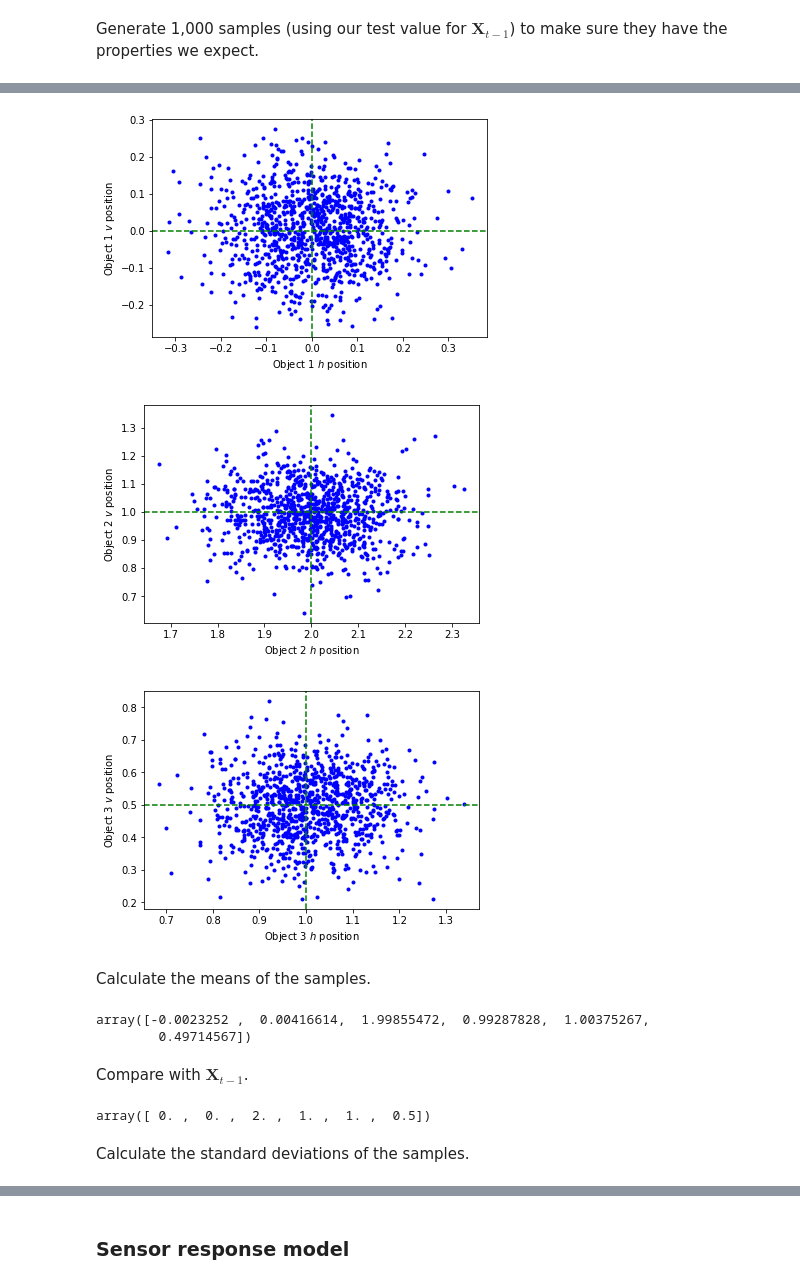
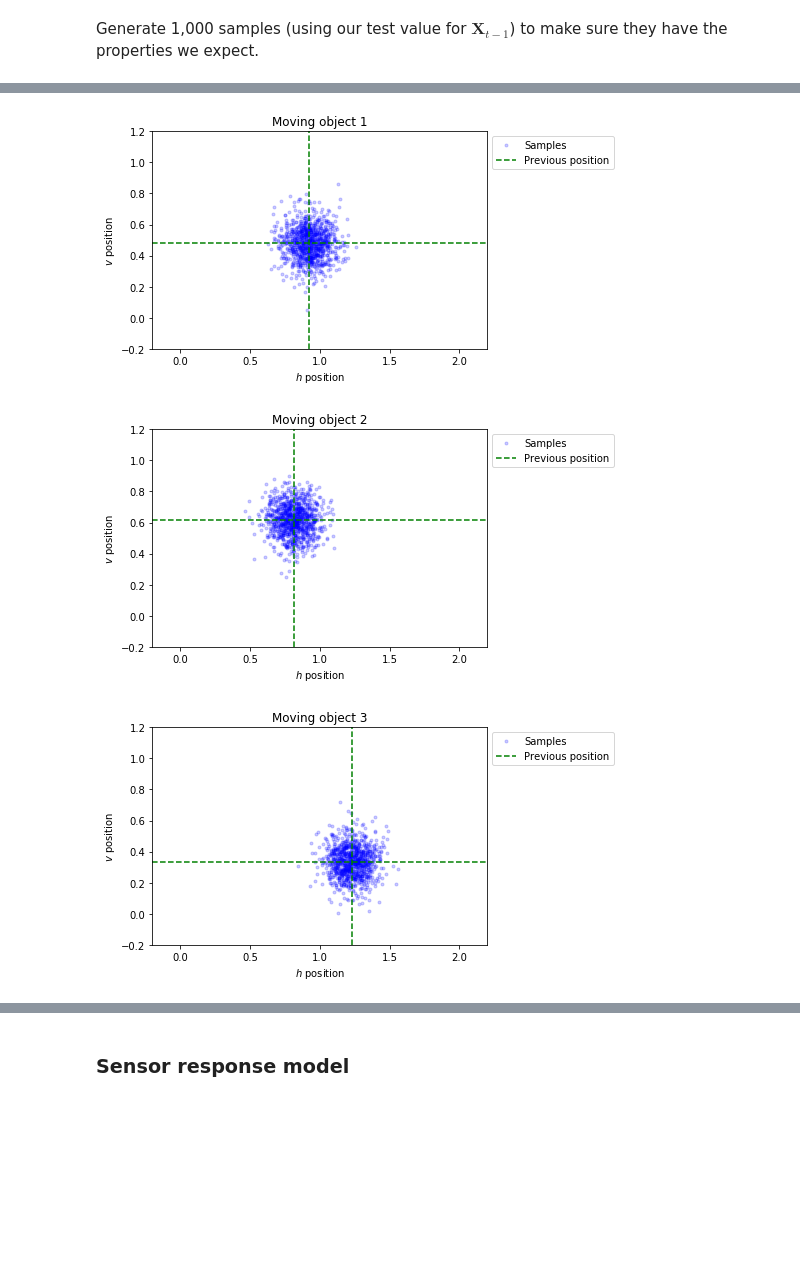
Before and after one commit to jbalma/smclocalize, a Jupyter notebook: bayes_filter_sim_continuous_multiple.ipynb, the cells around one changed output, grey strips where cells are left out. Drawn from its saved outputs; the diff is of its cells as text; code cells hidden in the pictures; blank space fills up the shorter version.

```diff
--- a/bayes_filter_sim_continuous_multiple.ipynb
+++ b/bayes_filter_sim_continuous_multiple.ipynb
@@ -212,4 +306,20 @@ x_bar_x_prev_covariance = np.diagflat(np.repeat(drift**2,num_objects*num_dimensi
-# %%
-def x_bar_x_prev_sample(x_prev):
-    return np.random.multivariate_normal(x_prev, x_bar_x_prev_covariance)
+# %%
+def x_bar_x_prev_sample(x_prev):
+    if num_moving_objects > 0:
+        moving_object_positions = np.random.multivariate_normal(x_prev[:num_moving_objects*2],
+                                                                np.diagflat(np.repeat(moving_object_drift**2,
+                                                                                      num_moving_objects*num_dimensions)))
+    else:
+        moving_object_positions = np.array([])
+    if num_stationary_objects > 0:
+        jittered_positions = np.random.multivariate_normal(x_prev[num_moving_objects*2:],
+                                                           np.diagflat(np.repeat(stationary_object_position_jitter**2,
+                                                                                 num_stationary_objects*num_dimensions)))
+        initial_positions = np.random.multivariate_normal(stationary_object_position_anchors.flatten(),
+                                                          np.diagflat(np.repeat(stationary_object_position_error**2,
+                                                                                num_stationary_objects*num_dimensions)))
+        stationary_object_positions = (jittered_positions + initial_positions)/2
+    else:
+        stationary_object_positions = np.array([])
+    return np.concatenate((moving_object_positions, stationary_object_positions))
 # %% [markdown]
@@ -218,0 +327,2 @@ test_x_value = np.array([0, 0, room_size[0], room_size[1], room_size[0]/2, room_
+# %%
+test_x_value = x_initial_sample()
@@ -227,28 +342,23 @@ Time elapsed = 0.158120039202
 # %%
-for object_index in range(num_objects):
+for object_index in range(num_moving_objects):
     plt.plot(x_bar_x_prev_samples[:,object_index*2],
-             x_bar_x_prev_samples[:,object_index*2 + 1], 'b.')
-    plt.xlabel(x_names_long[object_index*2])
-    plt.ylabel(x_names_long[object_index*2 + 1])
-    plt.axvline(x=test_x_value[object_index*2], linestyle='dashed', color='green')
+             x_bar_x_prev_samples[:,object_index*2 + 1],
+             'b.',
+             alpha=0.2,
+            label='Samples')
+    plt.title(object_names_long[object_index])
+    plt.xlabel('{} position'.format(dimension_names_long[0]))
+    plt.ylabel('{} position'.format(dimension_names_long[1]))
+    plt.axvline(x=test_x_value[object_index*2],
+                linestyle='dashed',
+                color='green',
+                label='Previous position')
     plt.axhline(y=test_x_value[object_index*2 + 1], linestyle='dashed', color='green')
+    plt.legend(loc='upper left', bbox_to_anchor=(1.0, 1.0))
+    plt.xlim(0 - 2*stationary_object_position_error, room_size[0] + 2*stationary_object_position_error)
+    plt.ylim(0 - 2*stationary_object_position_error, room_size[1] + 2*stationary_object_position_error)
     plt.show()
 # %% [output]
-[figure, old version]
+[figure, new version]
-[figure, old version]
+[figure, new version]
-[figure, old version]
+[figure, new version]
-# %% [markdown]
-Calculate the means of the samples.
-# %%
-np.mean(x_bar_x_prev_samples, 0)
-# %% [output]
-array([-0.0023252 ,  0.00416614,  1.99855472,  0.99287828,  1.00375267,
-        0.49714567])
-# %% [markdown]
-Compare with $\mathbf{X}_{t-1}$.
-# %%
-test_x_value
-# %% [output]
-array([ 0. ,  0. ,  2. ,  1. ,  1. ,  0.5])
-# %% [markdown]
-Calculate the standard deviations of the samples.
```
Also changed, not shown: parts of 118 cells of this notebook.
